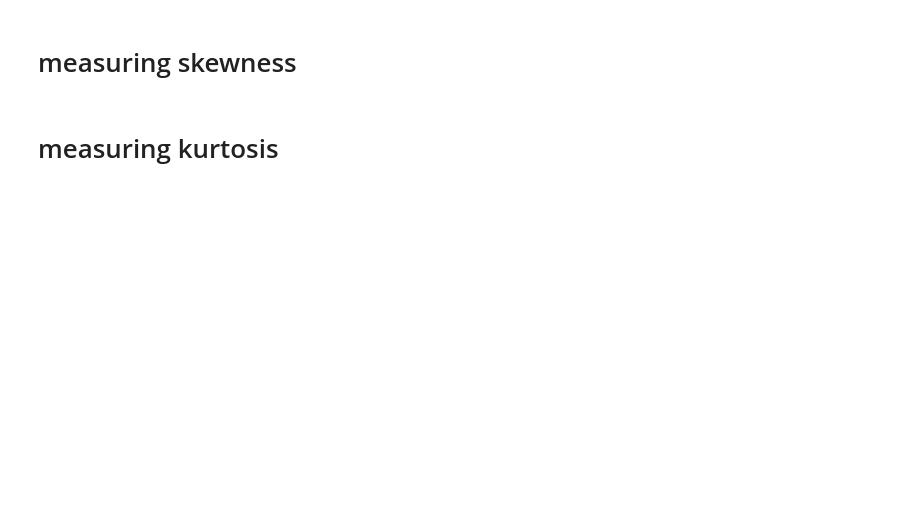
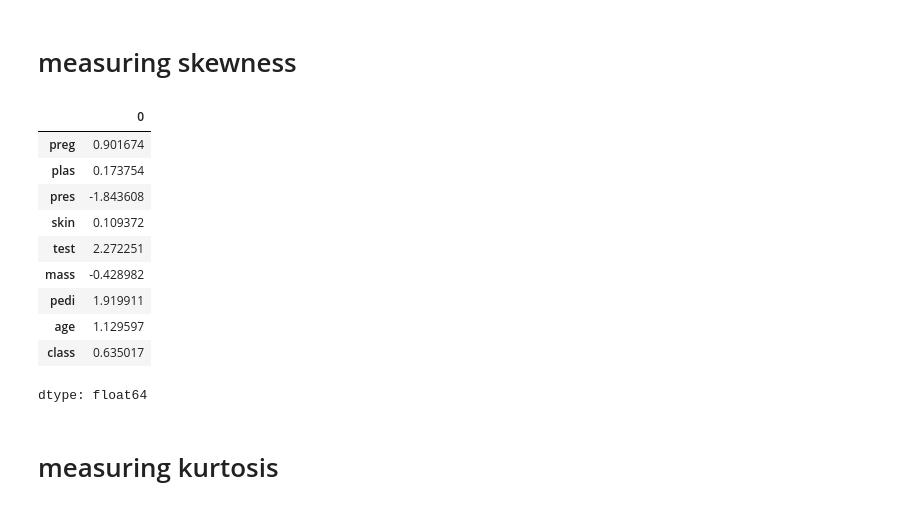
Before and after one commit to YashNigam65/gitfolder, a Jupyter notebook: notebook/Other/pima_indians_data_analysis_by_correlation_method.ipynb, the cells around one changed output. Saved outputs shown, nothing was run; the diff lists cells and outputs as text; code cells hidden in the pictures; blank space fills up the shorter version.

```diff
--- a/notebook/Other/pima_indians_data_analysis_by_correlation_method.ipynb
+++ b/notebook/Other/pima_indians_data_analysis_by_correlation_method.ipynb
@@ -109,7 +113,19 @@ pyplot.show()
 # %% [markdown]
 # measuring skewness
 # %%
-data.skew()
+pima_raw_cleaned.skew()
+# %% [output]
+|  | 0 |
+| preg | 0.901674 |
+| plas | 0.173754 |
+| pres | -1.843608 |
+| skin | 0.109372 |
+| test | 2.272251 |
+| mass | -0.428982 |
+| pedi | 1.919911 |
+| age | 1.129597 |
+| class | 0.635017 |
+dtype: float64
 # %% [markdown]
 # measuring kurtosis
 # %%
```
Also changed, not shown: parts of 6 cells of this notebook.
